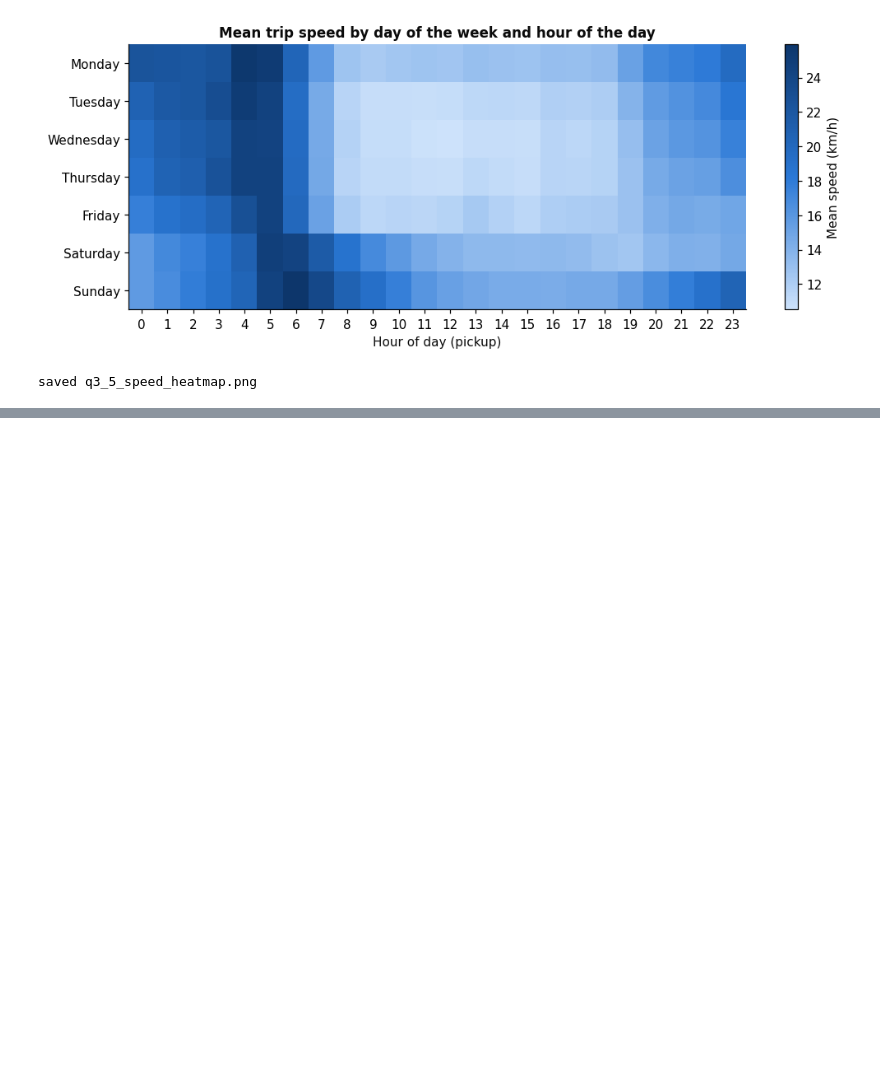
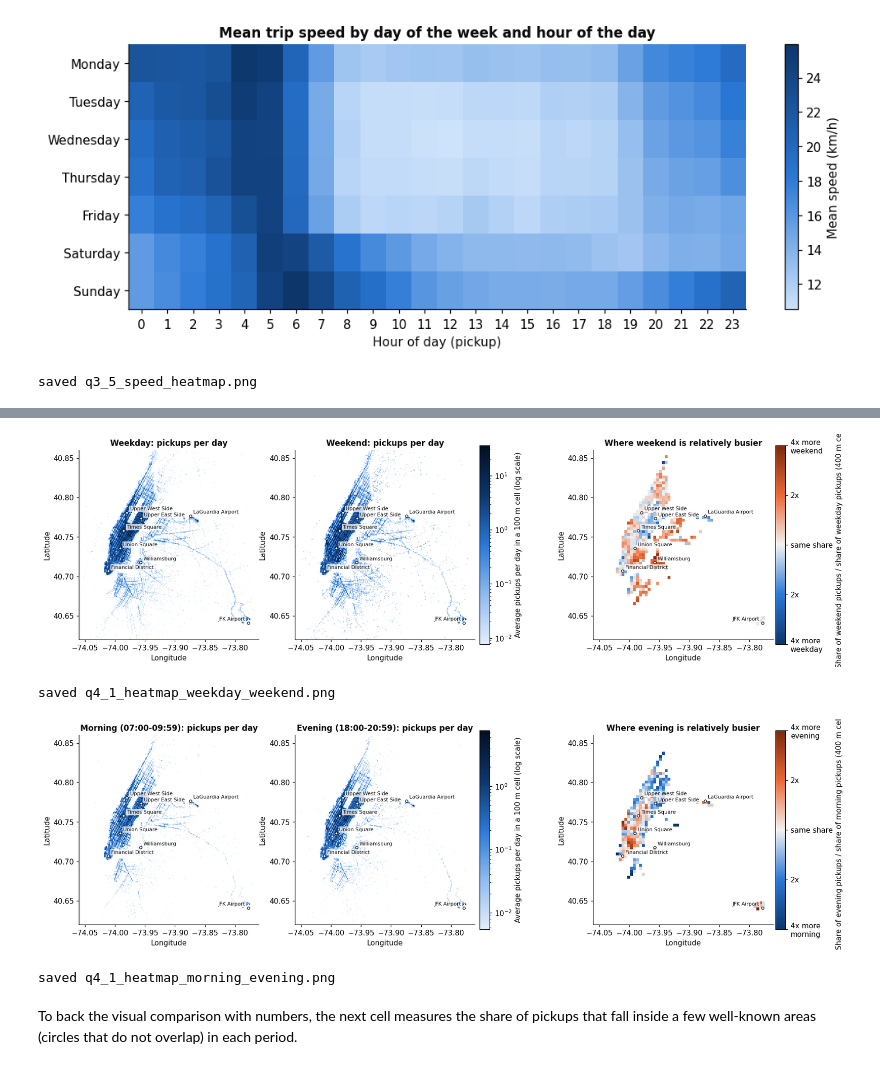
Before and after one commit to Michelle-Aluwani/DVE_Assignment_2, a Jupyter notebook: assignment2.ipynb, the cells around one changed output, grey strips where cells are left out. Cells and saved outputs as stored; diff of their text form; code cells hidden in the pictures; blank space fills up the shorter version.

```diff
--- a/assignment2.ipynb
+++ b/assignment2.ipynb
@@ -664,0 +802,47 @@ saved q3_5_speed_heatmap.png
+# %%
+def heat_panel(ax, H, title, norm):
+    im = ax.imshow(np.ma.masked_less_equal(H, 0), origin="lower", extent=[LON0, LON1, LAT0, LAT1],
+                   cmap=HEAT, norm=norm, interpolation="nearest")
+    ax.set_title(title)
+    style_map(ax)
+    return im
+
+
+def ratio_panel(ax, Ca, Cb, title, min_trips):
+    # log2 of (share of period B pickups in the cell) / (share of period A pickups in the cell)
+    sa, sb = Ca / Ca.sum(), Cb / Cb.sum()
+    with np.errstate(divide="ignore", invalid="ignore"):
+        r = np.log2(sb / sa)
+    r = np.ma.masked_where((Ca + Cb < min_trips) | ~np.isfinite(r), np.clip(r, -2, 2))
+    im = ax.imshow(r, origin="lower", extent=[LON0, LON1, LAT0, LAT1], cmap=DIV,
+                   norm=TwoSlopeNorm(vmin=-2, vcenter=0, vmax=2), interpolation="nearest")
+    ax.set_title(title)
+    style_map(ax)
+    return im
+
+
+def heat_figure(a, b, fname, min_trips=100):
+    both = np.concatenate([per_day[a][per_day[a] > 0], per_day[b][per_day[b] > 0]])
+    norm = LogNorm(vmin=np.percentile(both, 5), vmax=np.percentile(both, 99.95))
+    fig, axes = plt.subplots(1, 3, figsize=(18, 6.6))
+    im = heat_panel(axes[0], per_day[a], f"{a}: pickups per day", norm)
+    heat_panel(axes[1], per_day[b], f"{b}: pickups per day", norm)
+    cb = fig.colorbar(im, ax=axes[:2], shrink=0.75, pad=0.01)
+    cb.set_label("Average pickups per day in a 100 m cell (log scale)")
+    im2 = ratio_panel(axes[2], coarse[a], coarse[b], f"Where {b.split(' ')[0].lower()} is relatively busier", min_trips)
+    cb2 = fig.colorbar(im2, ax=axes[2], shrink=0.75, pad=0.01, ticks=[-2, -1, 0, 1, 2])
+    cb2.ax.set_yticklabels(["4x more\n" + a.split(" ")[0].lower(), "2x", "same share", "2x", "4x more\n" + b.split(" ")[0].lower()])
+    cb2.set_label(f"Share of {b.split(' ')[0].lower()} pickups / share of {a.split(' ')[0].lower()} pickups (400 m cells)")
+    save(fig, fname)
+
+
+heat_figure("Weekday", "Weekend", "q4_1_heatmap_weekday_weekend.png")
+heat_figure("Morning (07:00-09:59)", "Evening (18:00-20:59)", "q4_1_heatmap_morning_evening.png")
+# %% [output]
+[figure, added]
+saved q4_1_heatmap_weekday_weekend.png
+[figure, added]
+saved q4_1_heatmap_morning_evening.png
+# %% [markdown]
+To back the visual comparison with numbers, the next cell measures the share of pickups that fall inside a few
+well-known areas (circles that do not overlap) in each period.
```
Also changed, not shown: parts of 28 cells of this notebook.
